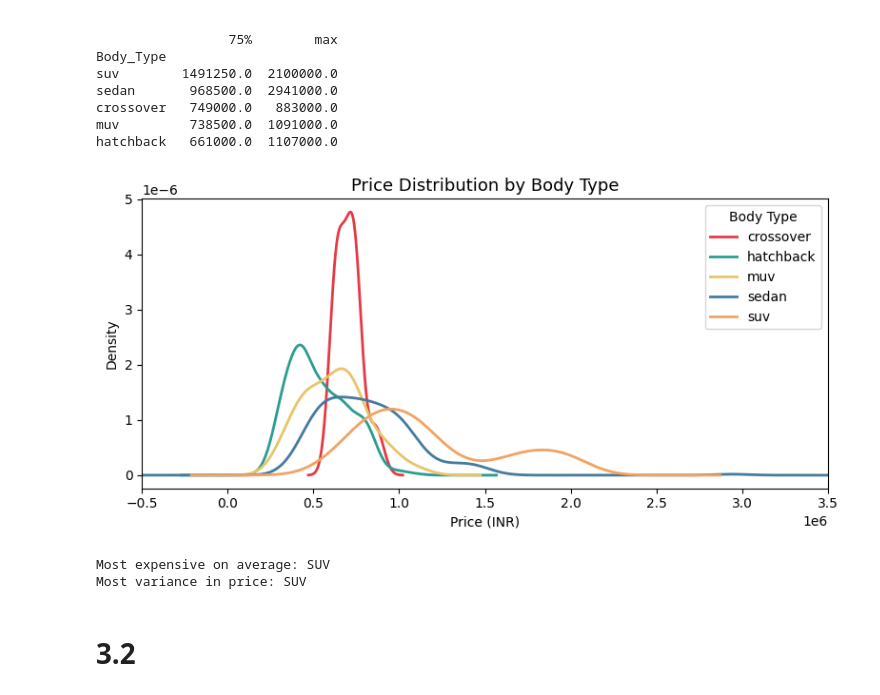
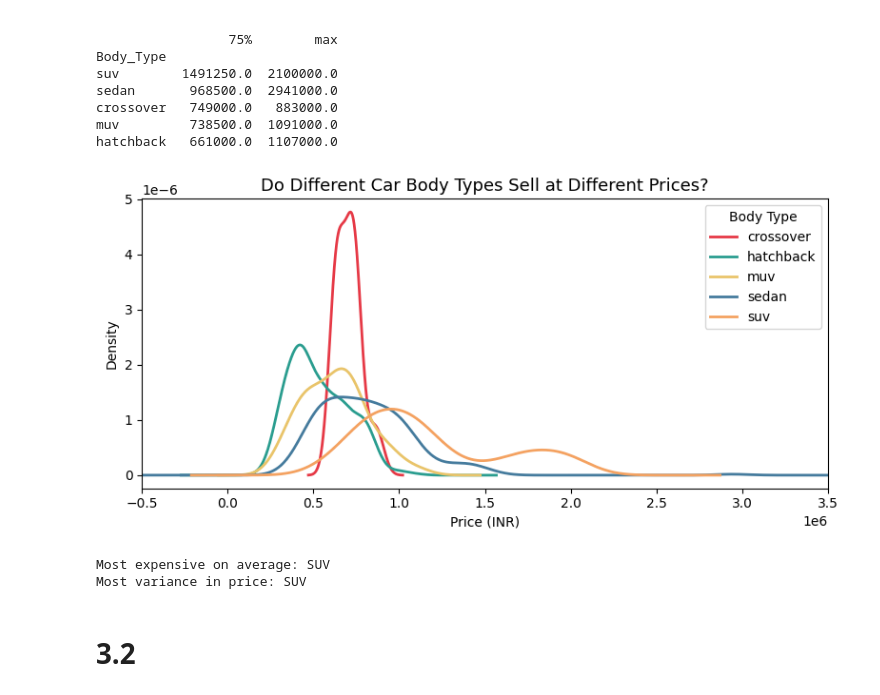
Before and after one commit to timlee717/undergrad_ml_assignments, a Jupyter notebook: 03_assignment_linear_models.ipynb, the cells around one changed output. Cells and saved outputs as stored; diff of their text form; code cells hidden in the pictures.

```diff
--- a/03_assignment_linear_models.ipynb
+++ b/03_assignment_linear_models.ipynb
@@ -399,22 +398,21 @@ crossover   749000.0   883000.0
 muv         738500.0  1091000.0
 hatchback   661000.0  1107000.0
 # %%
-#grouped KDE by body type
 colors = ["#e63946", "#2a9d8f", "#e9c46a", "#457b9d", "#f4a261"]
 fig, ax = plt.subplots(figsize=(8, 4))
 for (name, grp), color in zip(cars.groupby("Body_Type"), colors):
     grp["Price"].plot(kind="kde", ax=ax, label=name, color=color, linewidth=2)
-ax.set_title("Price Distribution by Body Type", fontsize=13)
+ax.set_title("Do Different Car Body Types Sell at Different Prices?", fontsize=13)
 ax.set_xlabel("Price (INR)")
 ax.set_xlim(-500000, 3500000)
 ax.legend(title="Body Type")
 plt.tight_layout()
 plt.show()
 
 print("Most expensive on average: SUV")
 print("Most variance in price: SUV")
 # %% [output]
-[figure, old version]
+[figure, new version]
 Most expensive on average: SUV
 Most variance in price: SUV
 # %% [markdown]
```
Also changed, not shown: parts of 18 cells of this notebook.
